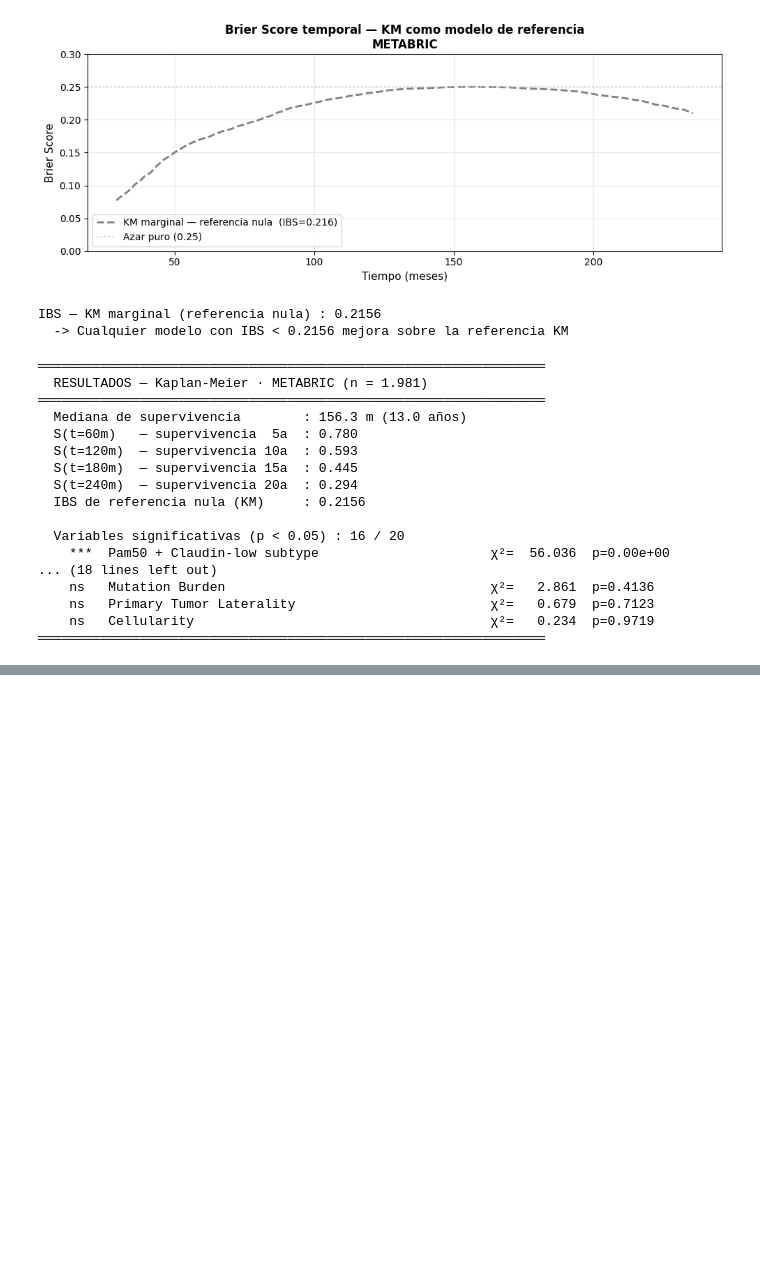
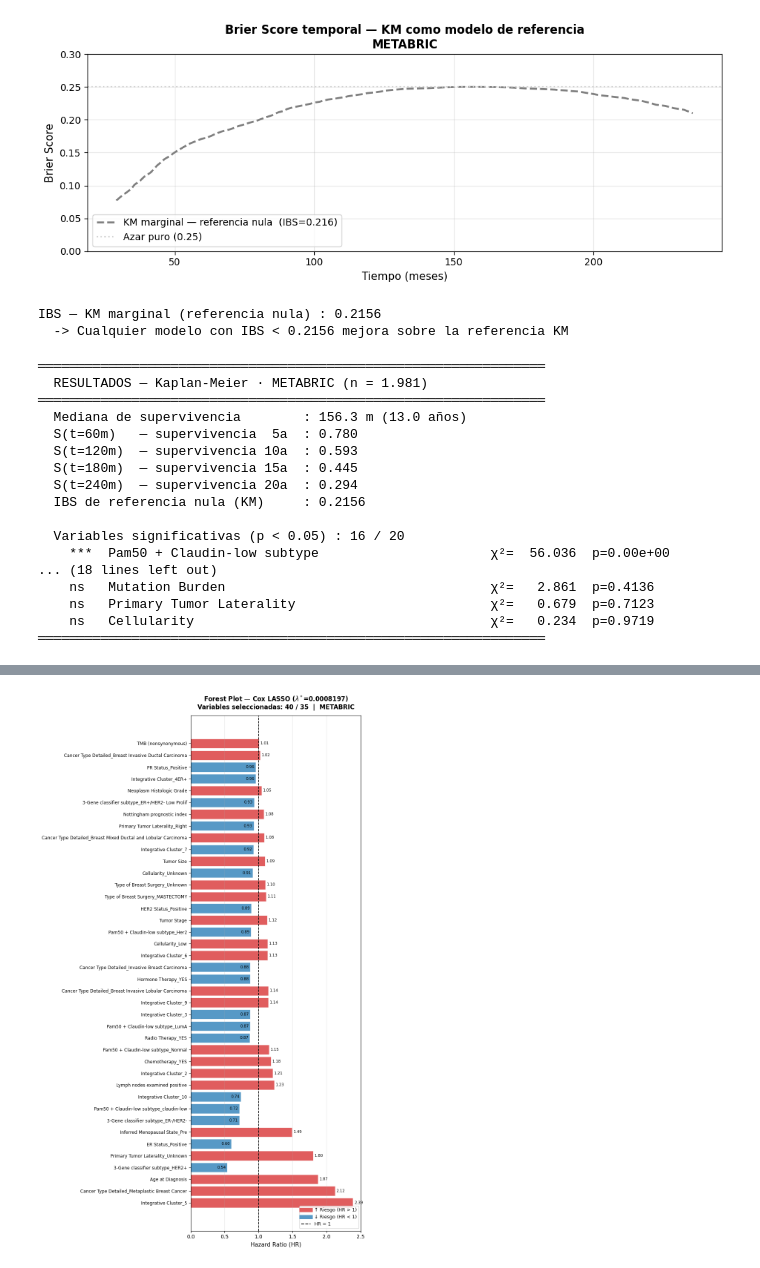
Before and after one commit to JulioUQ/TFM---Analisis-de-supervivencia-del-cancer, a Jupyter notebook: Modulo 3 - Diseño e implementacion del trabajo/code/METABRIC_Diseño_Implementacion_Modelos_inprogress.ipynb, the cells around one changed output, grey strips where cells are left out. Saved outputs shown, nothing was run; the diff lists cells and outputs as text; code cells hidden in the pictures; blank space fills up the shorter version.

```diff
--- a/Modulo 3 - Diseño e implementacion del trabajo/code/METABRIC_Diseño_Implementacion_Modelos.ipynb
+++ b/Modulo 3 - Diseño e implementacion del trabajo/code/METABRIC_Diseño_Implementacion_Modelos_inprogress.ipynb
@@ -683,0 +933,14 @@ Para reducir las 56 covariables iniciales y evitar problemas de multicolinealida
+# %%
+# ── 6. Ajuste final ──────────────────────────────────────────────────────────
+cox_lasso = CoxnetSurvivalAnalysis(
+    l1_ratio=1.0,
+    alphas=cox_alpha_grid,
+    max_iter=100000,
+    fit_baseline_model=True,
+)
+cox_lasso.fit(X_cox, y_train)
+
+coef_cox = Cox.coefficients_table(cox_lasso, X_cox.columns, alpha=best_alpha)
+
+print(f'Variables seleccionadas por Cox-LASSO: {len(coef_cox)} / {X_cox.shape[1]}')
+display(coef_cox.head(30))
@@ -683,0 +970,47 @@ Para reducir las 56 covariables iniciales y evitar problemas de multicolinealida
+# %%
+# ── Forest Plot de coeficientes Cox-LASSO ────────────────────────────────────
+n_vars  = len(coef_cox)
+fig_h   = max(6, n_vars * 0.38)
+fig, ax = plt.subplots(figsize=(9, fig_h))
+
+colors = ['#d62728' if hr > 1 else '#1f77b4' for hr in coef_cox['HR']]
+
+ax.barh(
+    y     = coef_cox['Variable'],
+    width = coef_cox['HR'],
+    left  = 0,
+    color = colors,
+    alpha = 0.75,
+    edgecolor = 'white',
+    linewidth = 0.5
+)
+
+ax.axvline(1, color='black', linewidth=1.2, linestyle='--', label='HR = 1 (sin efecto)')
+
+# Anotaciones de HR
+for i, (_, row) in enumerate(coef_cox.iterrows()):
+    offset = 0.02 if row['HR'] >= 1 else -0.02
+    ha     = 'left' if row['HR'] >= 1 else 'right'
+    ax.text(row['HR'] + offset, i, f"{row['HR']:.2f}", va='center', ha=ha, fontsize=7.5)
+
+legend_elements = [
+    Line2D([0], [0], color='#d62728', lw=8, alpha=0.75, label='↑ Riesgo (HR > 1)'),
+    Line2D([0], [0], color='#1f77b4', lw=8, alpha=0.75, label='↓ Riesgo (HR < 1)'),
+    Line2D([0], [0], color='black', lw=1.5, linestyle='--', label='HR = 1'),
+]
+ax.legend(handles=legend_elements, loc='lower right', fontsize=9)
+
+ax.set_xlabel('Hazard Ratio (HR)', fontsize=11)
+ax.set_title(
+    f'Forest Plot — Cox LASSO ($\\lambda^*$={best_alpha:.4g})\n'
+    f'Variables seleccionadas: {n_vars} / {X_cox.shape[1]}  |  METABRIC',
+    fontsize=12, fontweight='bold', pad=12
+)
+ax.set_xlim(left=0)
+ax.tick_params(axis='y', labelsize=8.5)
+ax.grid(axis='x', alpha=0.3)
+plt.tight_layout()
+plt.savefig(r'../images/Modelos/Cox/cox_lasso_forest_plot.png', dpi=150, bbox_inches='tight')
+plt.show()
+# %% [output]
+[figure, added]
```
Also changed, not shown: parts of 26 cells of this notebook, 21 other files.
